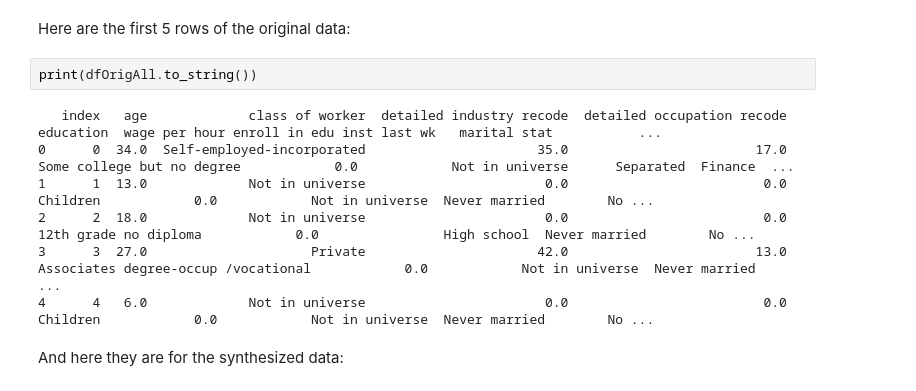
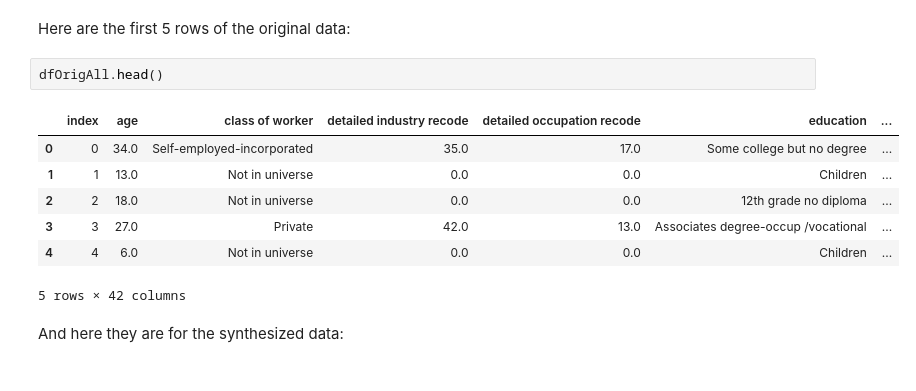
Before and after one commit to diffix/test-syndiffix, a Jupyter notebook: test_syndiffix/combs_demo/demo.ipynb, the cells around one changed output. Drawn from its saved outputs; the diff is of its cells as text.

```diff
--- a/test_syndiffix/combs_demo/demo.ipynb
+++ b/test_syndiffix/combs_demo/demo.ipynb
@@ -32,14 +32,15 @@ sql = "SELECT * FROM census_orig_ LIMIT 5"
 dfOrigAll, dfSynAll = qh.query(sql)
 # %% [markdown]
 Here are the first 5 rows of the original data:
-# %%
-print(dfOrigAll.to_string())
-# %% [output]
-   index   age             class of worker  detailed industry recode  detailed occupation recode                            education  wage per hour enroll in edu inst last wk   marital stat           ...
-0      0  34.0  Self-employed-incorporated                      35.0                        17.0           Some college but no degree            0.0            Not in universe      Separated  Finance  ...
-1      1  13.0             Not in universe                       0.0                         0.0                             Children            0.0            Not in universe  Never married        No ...
-2      2  18.0             Not in universe                       0.0                         0.0                12th grade no diploma            0.0                High school  Never married        No ...
-3      3  27.0                     Private                      42.0                        13.0  Associates degree-occup /vocational            0.0            Not in universe  Never married           ...
-4      4   6.0             Not in universe                       0.0                         0.0                             Children            0.0            Not in universe  Never married        No ...
+# %%
+dfOrigAll.head()
+# %% [output]
+|  | index | age | class of worker | detailed industry recode | detailed occupation recode | education | ... |
+| 0 | 0 | 34.0 | Self-employed-incorporated | 35.0 | 17.0 | Some college but no degree | ... |
+| 1 | 1 | 13.0 | Not in universe | 0.0 | 0.0 | Children | ... |
+| 2 | 2 | 18.0 | Not in universe | 0.0 | 0.0 | 12th grade no diploma | ... |
+| 3 | 3 | 27.0 | Private | 42.0 | 13.0 | Associates degree-occup /vocational | ... |
+| 4 | 4 | 6.0 | Not in universe | 0.0 | 0.0 | Children | ... |
+5 rows × 42 columns
 # %% [markdown]
 And here they are for the synthesized data:
```
Also changed, not shown: parts of 22 cells of this notebook.
